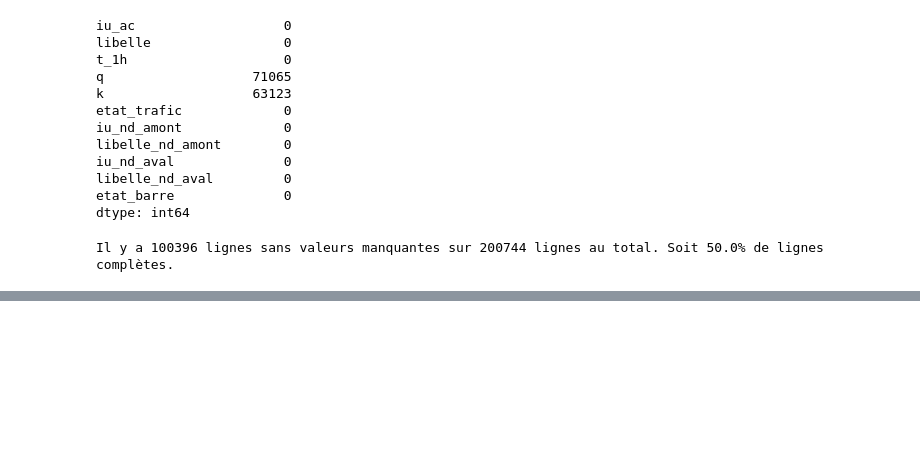
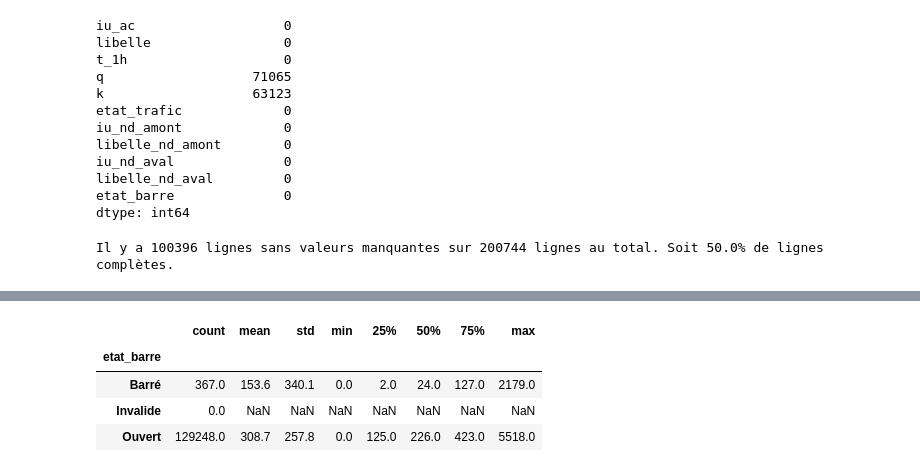
Before and after one commit to Schneider509/Aivanvity-projet-trafic, a Jupyter notebook: projet_data.ipynb, the cells around one changed output, grey strips where cells are left out. Saved outputs shown, nothing was run; the diff lists cells and outputs as text; code cells hidden in the pictures; blank space fills up the shorter version.

```diff
--- a/projet_data.ipynb
+++ b/projet_data.ipynb
@@ -194,0 +322,8 @@ Name: q, dtype: float64
+# %%
+df.groupby("etat_barre", observed=True)["q"].describe().round(1)
+# %% [output]
+|  | count | mean | std | min | 25% | 50% | 75% | max |
+| etat_barre |  |  |  |  |  |  |  |  |
+| Barré | 367.0 | 153.6 | 340.1 | 0.0 | 2.0 | 24.0 | 127.0 | 2179.0 |
+| Invalide | 0.0 | NaN | NaN | NaN | NaN | NaN | NaN | NaN |
+| Ouvert | 129248.0 | 308.7 | 257.8 | 0.0 | 125.0 | 226.0 | 423.0 | 5518.0 |
```
Also changed, not shown: parts of 37 cells of this notebook, 1 other file.
